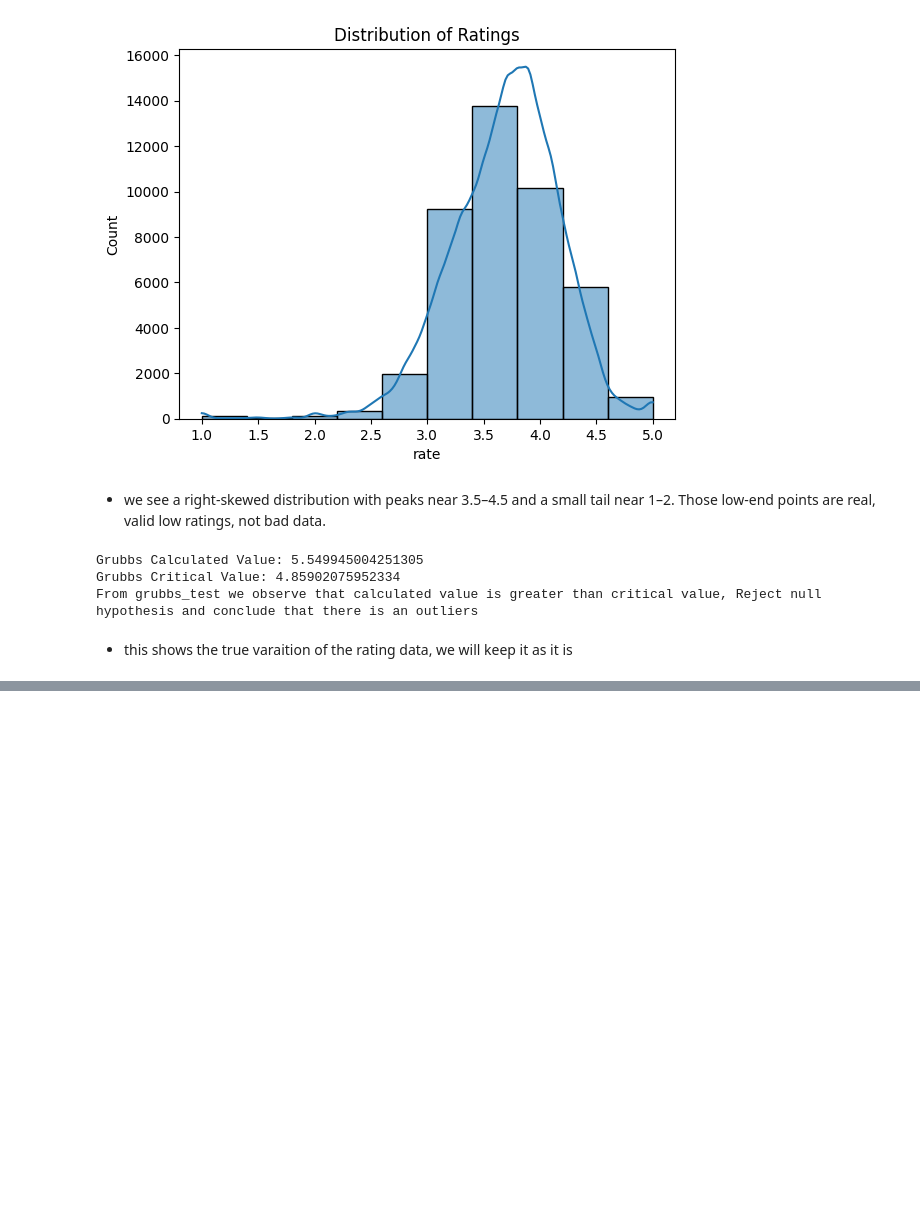
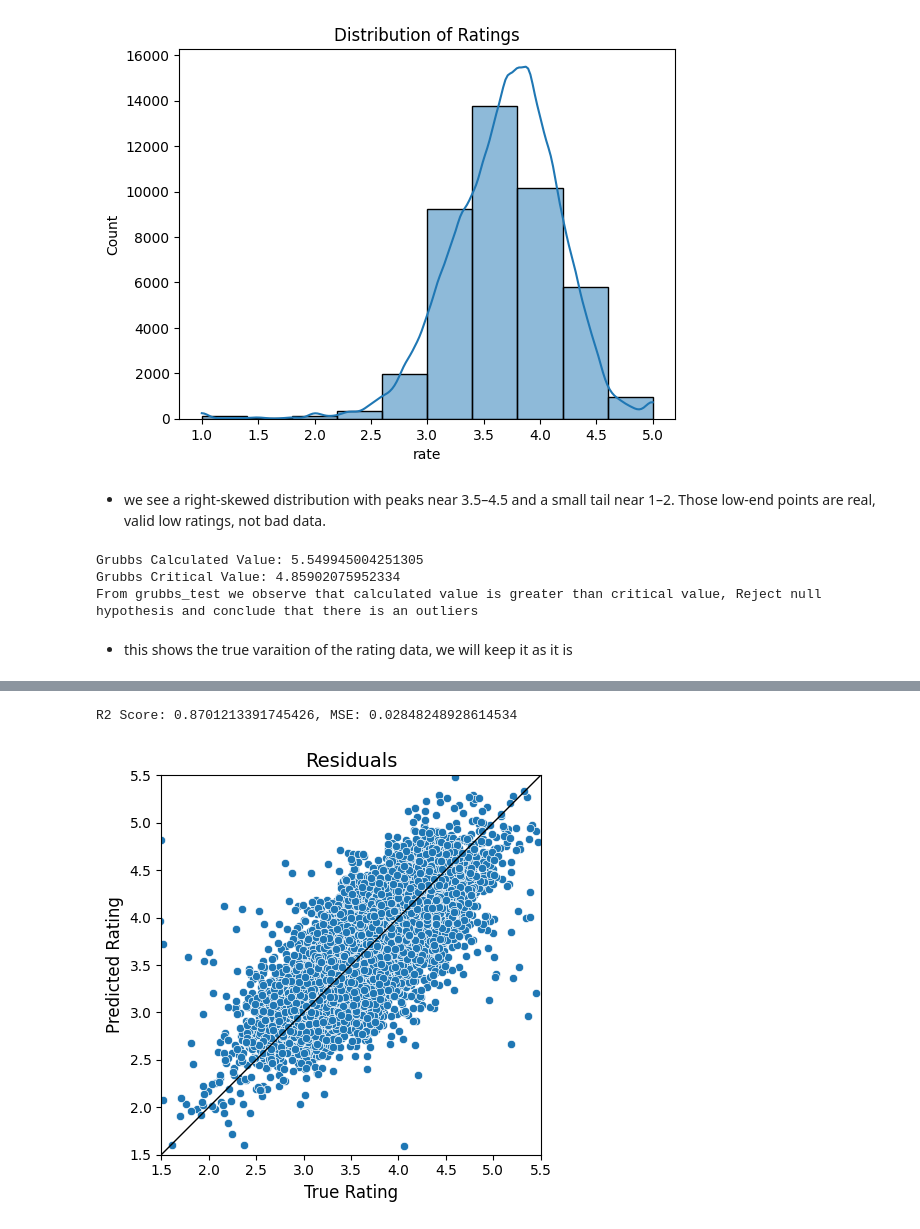
Before and after one commit to bhavbooks/Zomato-Restaurants-Rating-Prediction-, a Jupyter notebook: notebooks/feature_engineering.ipynb, the cells around one changed output, grey strips where cells are left out. Cells and saved outputs as stored; diff of their text form; code cells hidden in the pictures; blank space fills up the shorter version.

```diff
--- a/notebooks/feature_engineering.ipynb
+++ b/notebooks/feature_engineering.ipynb
@@ -371,0 +411,2 @@ plt.show()
+# %%
+df_clean = df_clean.reset_index(drop=True)
@@ -371,0 +572,52 @@ plt.show()
+# %%
+# train_set
+train_set = train_set.drop(['type', 'city'], axis = 1)       # Dont drop: online_order, 'location', 'rest_type', 'approx_cost' Drop:
+
+# test_set
+test_set = test_set.drop(['type', 'city'], axis = 1)   # Dont drop: online_order, 'location', 'rest_type', 'approx_cost' Drop:
+# %%
+def run_model(model_name):
+    # Declaring Model
+    model = model_name(n_estimators = 100)
+    model.fit(train_set, train_labels)
+
+    # Evaluating Model
+    pred = model.predict(test_set)
+    mse = mean_squared_error(pred, test_labels)
+    r2 = r2_score(pred, test_labels)
+    print('R2 Score: {}, MSE: {}'.format(r2, mse))
+
+
+
+
+    def plot_residuals(pred):
+        import seaborn as sns
+        import matplotlib.pyplot as plt
+        ax = sns.scatterplot(x="true", y="pred",data=res_df)
+        ax.set_aspect('equal')
+        ax.set_xlabel('True Rating',fontsize = 12)
+        ax.set_ylabel('Predicted Rating', fontsize = 12) # ylabel
+        ax.set_title('Residuals', fontsize = 14)
+
+        # Make it pretty- square aspect ratio
+        ax.plot([1, 10], [1, 10], 'black', linewidth=1)
+        plt.ylim((1.5,5.5))
+        plt.xlim((1.5,5.5))
+
+        plt.tight_layout()
+
+
+
+    pred = model.predict(test_set) + np.random.normal(0,0.25,len(test_labels))
+    y_jitter = test_labels + np.random.normal(0,0.25,len(test_labels))
+    res_df = pd.DataFrame(list(zip(y_jitter, pred)), columns = ["true","pred"])
+    plot_residuals(pred)
+
+
+
+
+run_model(ExtraTreesRegressor)
+# print('MSE: {}'.format(mse))
+# %% [output]
+R2 Score: 0.8701213391745426, MSE: 0.02848248928614534
+[figure, added]
```
Also changed, not shown: parts of 16 cells of this notebook, 5 other files.
